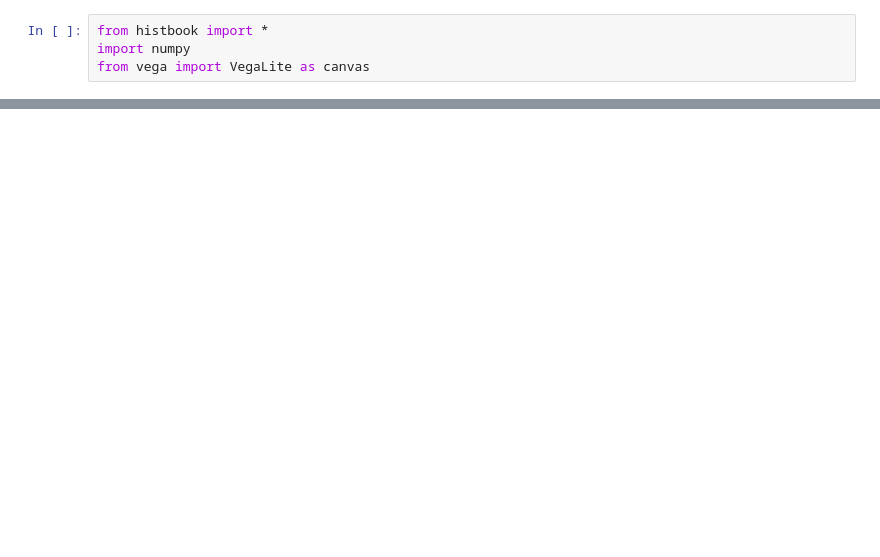
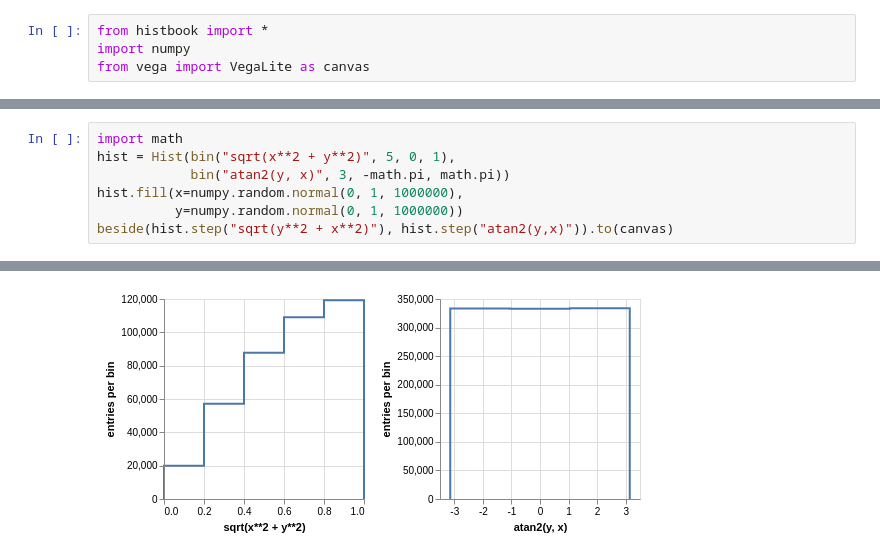
Before and after one commit to scikit-hep/histbook, a Jupyter notebook: binder/tutorial.ipynb, the cells around one changed output, grey strips where cells are left out. Saved outputs shown, nothing was run; the diff lists cells and outputs as text; blank space fills up the shorter version.

```diff
--- a/binder/tutorial.ipynb
+++ b/binder/tutorial.ipynb
@@ -12,0 +50,8 @@ histogram.step("data").to(canvas)
+# %%
+import math
+hist = Hist(bin("sqrt(x**2 + y**2)", 5, 0, 1),
+            bin("atan2(y, x)", 3, -math.pi, math.pi))
+hist.fill(x=numpy.random.normal(0, 1, 1000000),
+          y=numpy.random.normal(0, 1, 1000000))
+beside(hist.step("sqrt(y**2 + x**2)"), hist.step("atan2(y,x)")).to(canvas)
+# %% [output]
@@ -12,0 +59 @@ histogram.step("data").to(canvas)
+[figure, added]
```
Also changed, not shown: parts of 64 cells of this notebook, 2 other files.
